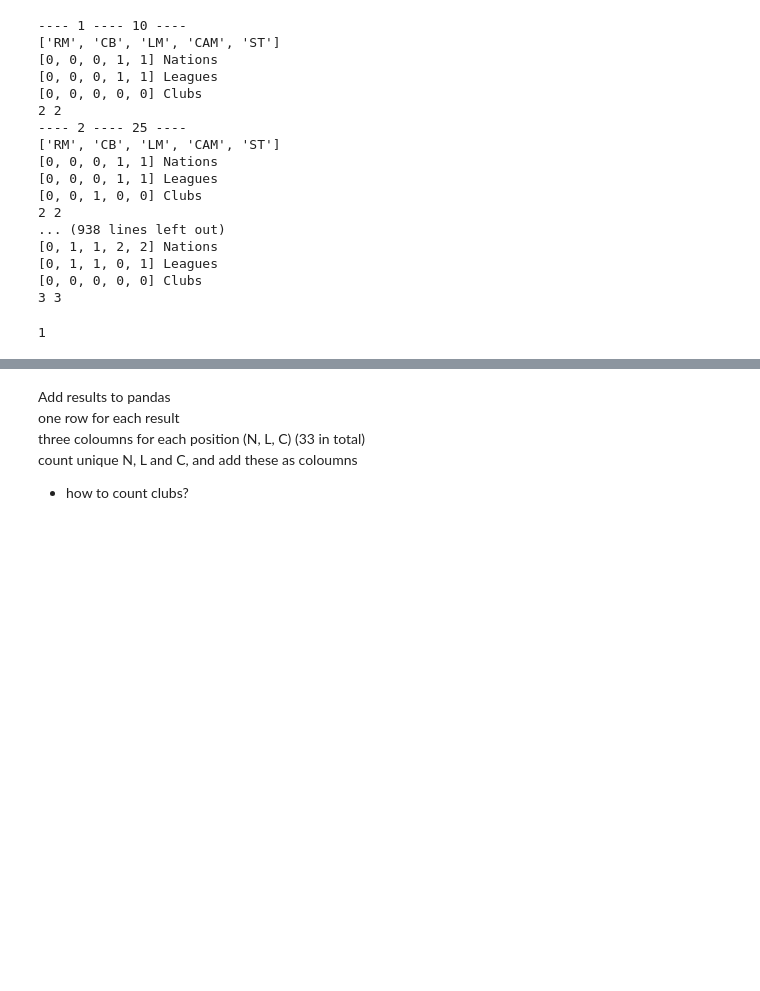
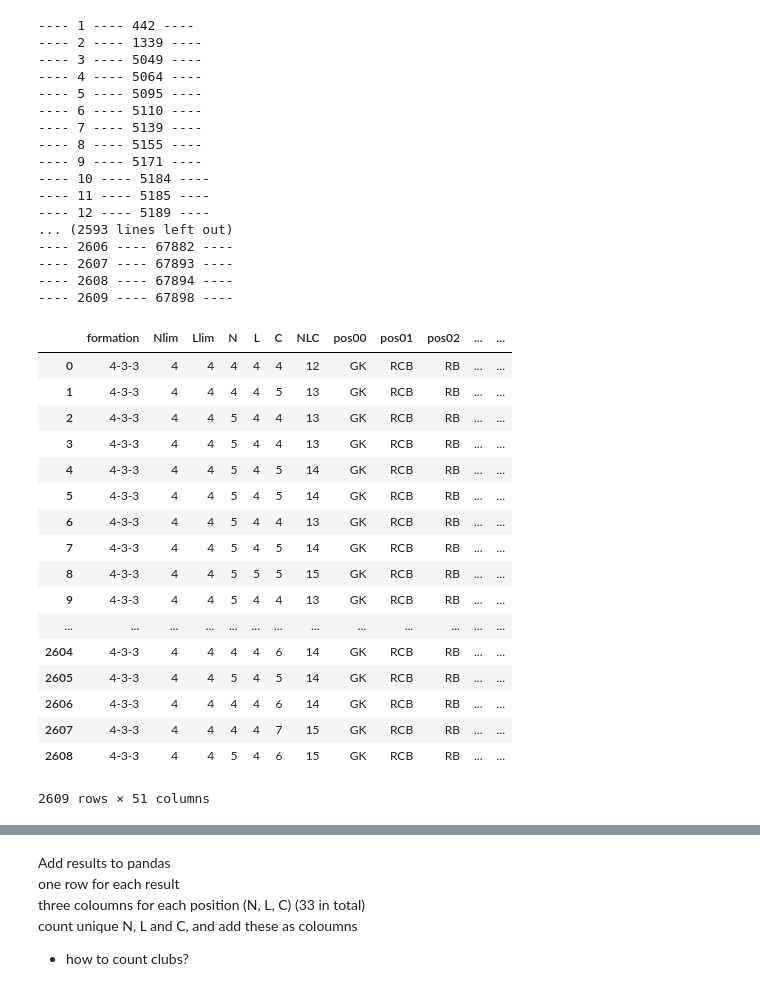
Before and after one commit to trulsedv/fut_hybrid_formations, a Jupyter notebook: notebooks/backtrack.ipynb, the cells around one changed output, grey strips where cells are left out. Cells and saved outputs as stored; diff of their text form; code cells hidden in the pictures; blank space fills up the shorter version.

```diff
--- a/notebooks/backtrack.ipynb
+++ b/notebooks/backtrack.ipynb
@@ -143,17 +168,29 @@ def get_possible_NLC(idx):
         club_sets.append({0})
     return (nation_set, league_set, club_sets, club_leagues)
 # %%
-formation_index = 4
+formation_index = 8
 
 f = open("../files/formations.json")
 d = json.load(f)
 posisiton_list = d["formations"][formation_index]["positions_list"]
-print(d["formations"][formation_index]['name'])
+name = d["formations"][formation_index]['name']
 n_pos = len(posisiton_list)
-disp_list = []
+pos_list = []
 for i in posisiton_list:
     if 'side' in i:
-        disp_list.append(i['side'] + i['position'])
+        pos_list.append(i['side'] + i['position'])
     else:
-        disp_list.append(i['position'])
+        pos_list.append(i['position'])
+Pcol = []
+Ncol = []
+Lcol = []
+Ccol = []
+for i in range(n_pos):
+    Pcol.append('pos'+str(i).zfill(2))
+    Ncol.append('N'+str(i).zfill(2))
+    Lcol.append('L'+str(i).zfill(2))
+    Ccol.append('C'+str(i).zfill(2))
+col = ['formation', 'Nlim', 'Llim', 'N', 'L', 'C', 'NLC'] + Pcol + Ncol + Lcol + Ccol
+df = pd.DataFrame(columns = col)
+print(name)
 # %% [output]
@@ -161,31 +198,52 @@ for i in posisiton_list:
 # %%
 chemistry_list = [1] * len(posisiton_list)
 nation_list = [-1] * len(posisiton_list)
 league_list = [-1] * len(posisiton_list)
 club_list = [-1] * len(posisiton_list)
 link_matrix = np.zeros((n_pos,n_pos), dtype=int)
 for i, pos in enumerate(posisiton_list):
     link_matrix[pos["connection_list"], i] = 3
 
 iterations = 0
 solutions = 0
 solve()
+
+filename = "C:/Users/Truls/OneDrive/Documents/02 - Privat/Hobby/Python/FUT/hybrid_formations/" + name + ".h5"
+df.to_hdf(filename, key = 'df', mode = 'w')
+df
 # %% [output]
----- 1 ---- 10 ----
-['RM', 'CB', 'LM', 'CAM', 'ST']
-[0, 0, 0, 1, 1] Nations
-[0, 0, 0, 1, 1] Leagues
-[0, 0, 0, 0, 0] Clubs
-2 2
----- 2 ---- 25 ----
-['RM', 'CB', 'LM', 'CAM', 'ST']
-[0, 0, 0, 1, 1] Nations
-[0, 0, 0, 1, 1] Leagues
-[0, 0, 1, 0, 0] Clubs
-2 2
-... (938 lines left out)
-[0, 1, 1, 2, 2] Nations
-[0, 1, 1, 0, 1] Leagues
-[0, 0, 0, 0, 0] Clubs
-3 3
+---- 1 ---- 442 ----
+---- 2 ---- 1339 ----
+---- 3 ---- 5049 ----
+---- 4 ---- 5064 ----
+---- 5 ---- 5095 ----
+---- 6 ---- 5110 ----
+---- 7 ---- 5139 ----
+---- 8 ---- 5155 ----
+---- 9 ---- 5171 ----
+---- 10 ---- 5184 ----
+---- 11 ---- 5185 ----
+---- 12 ---- 5189 ----
+... (2593 lines left out)
+---- 2606 ---- 67882 ----
+---- 2607 ---- 67893 ----
+---- 2608 ---- 67894 ----
+---- 2609 ---- 67898 ----
+|  | formation | Nlim | Llim | N | L | C | NLC | pos00 | pos01 | pos02 | ... | ... |
+| 0 | 4-3-3 | 4 | 4 | 4 | 4 | 4 | 12 | GK | RCB | RB | ... | ... |
+| 1 | 4-3-3 | 4 | 4 | 4 | 4 | 5 | 13 | GK | RCB | RB | ... | ... |
+| 2 | 4-3-3 | 4 | 4 | 5 | 4 | 4 | 13 | GK | RCB | RB | ... | ... |
+| 3 | 4-3-3 | 4 | 4 | 5 | 4 | 4 | 13 | GK | RCB | RB | ... | ... |
+| 4 | 4-3-3 | 4 | 4 | 5 | 4 | 5 | 14 | GK | RCB | RB | ... | ... |
+| 5 | 4-3-3 | 4 | 4 | 5 | 4 | 5 | 14 | GK | RCB | RB | ... | ... |
+| 6 | 4-3-3 | 4 | 4 | 5 | 4 | 4 | 13 | GK | RCB | RB | ... | ... |
+| 7 | 4-3-3 | 4 | 4 | 5 | 4 | 5 | 14 | GK | RCB | RB | ... | ... |
+| 8 | 4-3-3 | 4 | 4 | 5 | 5 | 5 | 15 | GK | RCB | RB | ... | ... |
+| 9 | 4-3-3 | 4 | 4 | 5 | 4 | 4 | 13 | GK | RCB | RB | ... | ... |
+| ... | ... | ... | ... | ... | ... | ... | ... | ... | ... | ... | ... | ... |
+| 2604 | 4-3-3 | 4 | 4 | 4 | 4 | 6 | 14 | GK | RCB | RB | ... | ... |
+| 2605 | 4-3-3 | 4 | 4 | 5 | 4 | 5 | 14 | GK | RCB | RB | ... | ... |
+| 2606 | 4-3-3 | 4 | 4 | 4 | 4 | 6 | 14 | GK | RCB | RB | ... | ... |
+| 2607 | 4-3-3 | 4 | 4 | 4 | 4 | 7 | 15 | GK | RCB | RB | ... | ... |
+| 2608 | 4-3-3 | 4 | 4 | 5 | 4 | 6 | 15 | GK | RCB | RB | ... | ... |
-1
+2609 rows × 51 columns
```
Also changed, not shown: parts of 7 cells of this notebook, 1 other file.
